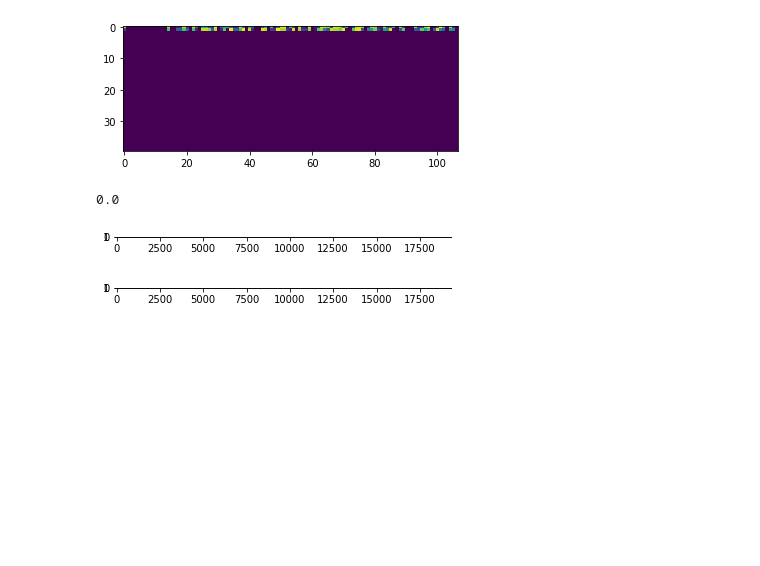
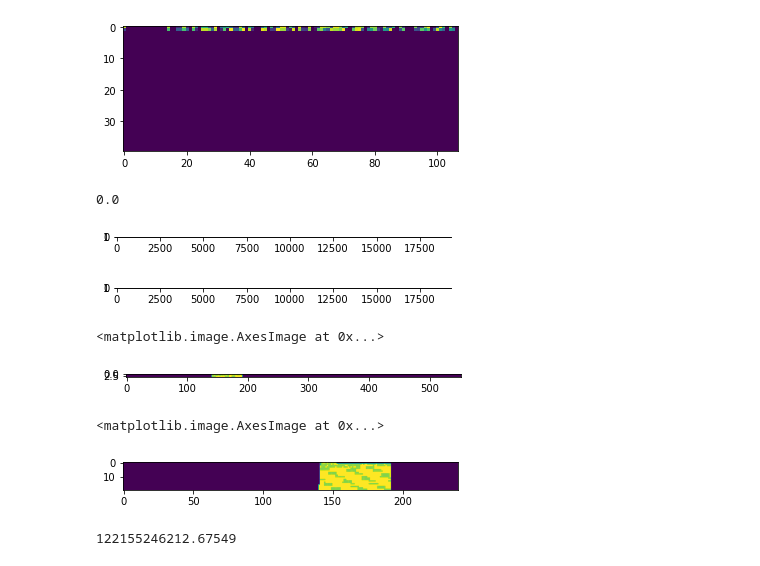
Before and after one commit to PierreGarciaRafael/projetHPC, a Jupyter notebook: tester.ipynb, the cells around one changed output. Drawn from its saved outputs; the diff is of its cells as text; code cells hidden in the pictures; blank space fills up the shorter version.

```diff
--- a/tester.ipynb
+++ b/tester.ipynb
@@ -324,3 +324,21 @@ np.linalg.norm(finalSgl16-final16)
 0.0
 [figure]
 [figure]
+# %%
+res1 = readDense("recordings/kernel_TF12.mtx")
+res2 = readDense("recordings/kernel_TF12Recovered.mtx")
+# %%
+sub = res1-res2
+plt.imshow(sub[:5])
+# %% [output]
+<matplotlib.image.AxesImage at 0x...>
+[figure, added]
+# %%
+plt.imshow(sub[:,:240])
+# %% [output]
+<matplotlib.image.AxesImage at 0x...>
+[figure, added]
+# %%
+np.linalg.norm(res1-res2)
+# %% [output]
+122155246212.67549
```
Also changed, not shown: parts of 2 cells of this notebook, 4 other files.
